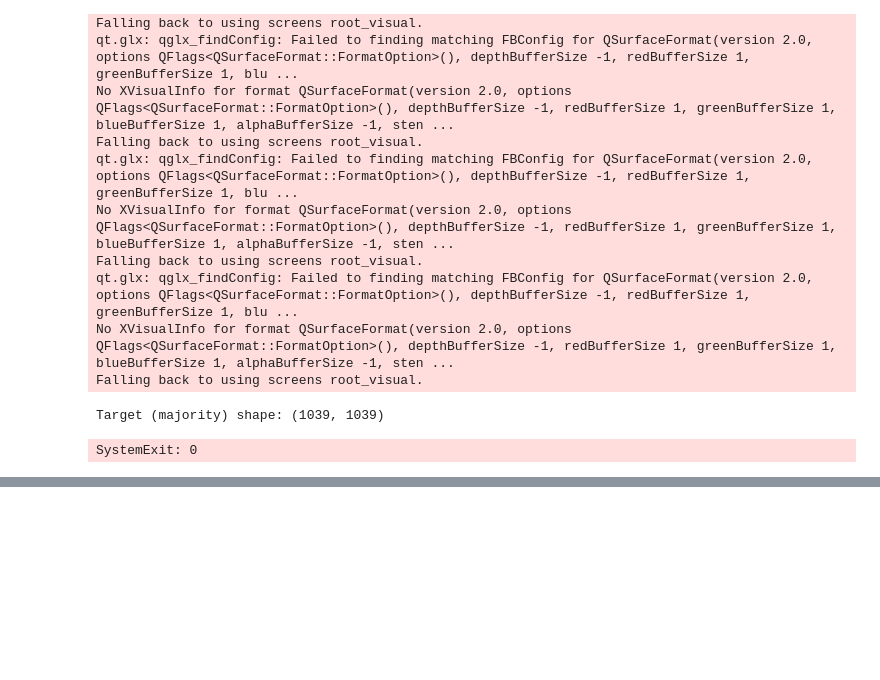
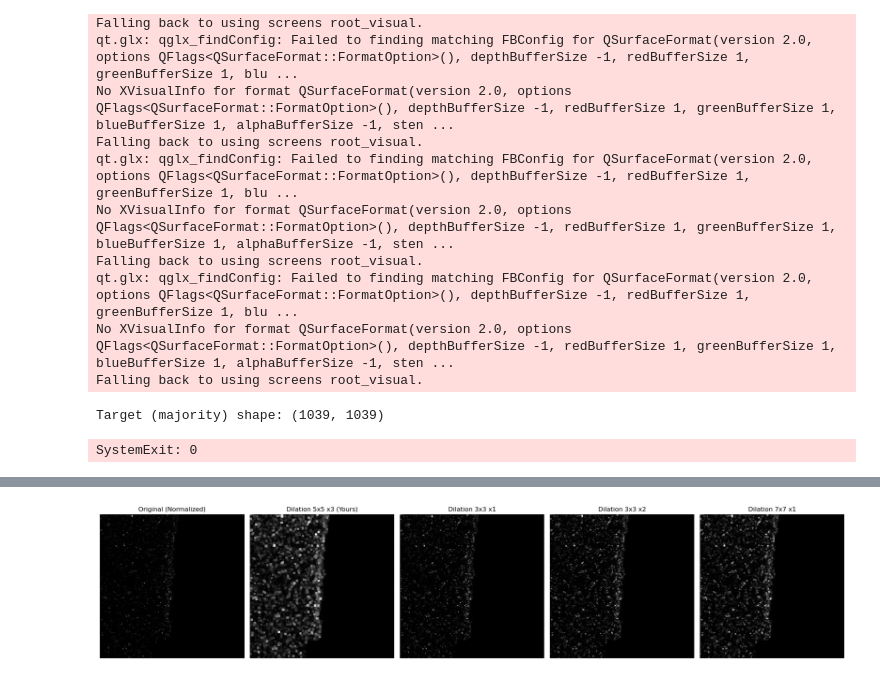
Before and after one commit to CodingCarlos23/X-AutoMap, a Jupyter notebook: PyQt_Graph_Elements.ipynb, the cells around one changed output, grey strips where cells are left out. Drawn from its saved outputs; the diff is of its cells as text; code cells hidden in the pictures; blank space fills up the shorter version.

```diff
--- a/PyQt_Graph_Elements.ipynb
+++ b/PyQt_Graph_Elements.ipynb
@@ -1113,0 +1209,41 @@ and pixels per micron for real location
+# %%
+import cv2
+import numpy as np
+import tifffile as tiff
+import matplotlib.pyplot as plt
+
+def compare_dilations(tiff_path):
+    # Load and normalize the image
+    img = tiff.imread(tiff_path)
+    img = np.nan_to_num(img)
+    norm = cv2.normalize(img, None, 0, 255, cv2.NORM_MINMAX).astype(np.uint8)
+
+    # Apply different dilation settings
+    dilation_original = cv2.dilate(norm, np.ones((5, 5), np.uint8), iterations=3)  # Your setting
+    dilation_1 = cv2.dilate(norm, np.ones((3, 3), np.uint8), iterations=1)
+    dilation_2 = cv2.dilate(norm, np.ones((3, 3), np.uint8), iterations=2)
+    dilation_3 = cv2.dilate(norm, np.ones((7, 7), np.uint8), iterations=1)
+
+    # Titles and images
+    titles = [
+        "Original (Normalized)",
+        "Dilation 5x5 x3 (Yours)",
+        "Dilation 3x3 x1",
+        "Dilation 3x3 x2",
+        "Dilation 7x7 x1"
+    ]
+    images = [norm, dilation_original, dilation_1, dilation_2, dilation_3]
+
+    # Plotting
+    plt.figure(figsize=(20, 5))
+    for i, (img, title) in enumerate(zip(images, titles)):
+        plt.subplot(1, 5, i + 1)
+        plt.imshow(img, cmap='gray')
+        plt.title(title)
+        plt.axis('off')
+    plt.tight_layout()
+    plt.show()
+# %%
+compare_dilations("/home/codingcarlos/Desktop/BNL SULI Summer 2025/4-UCM/mosaic_stitched_200um/mosaic_200_Fe_merged.tiff")
+# %% [output]
+[figure, added]
```
Also changed, not shown: parts of 4 cells of this notebook.
